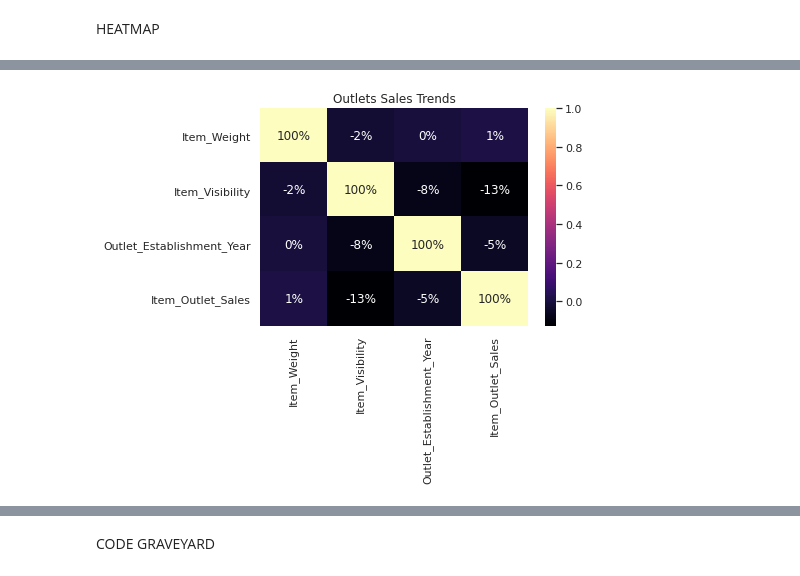
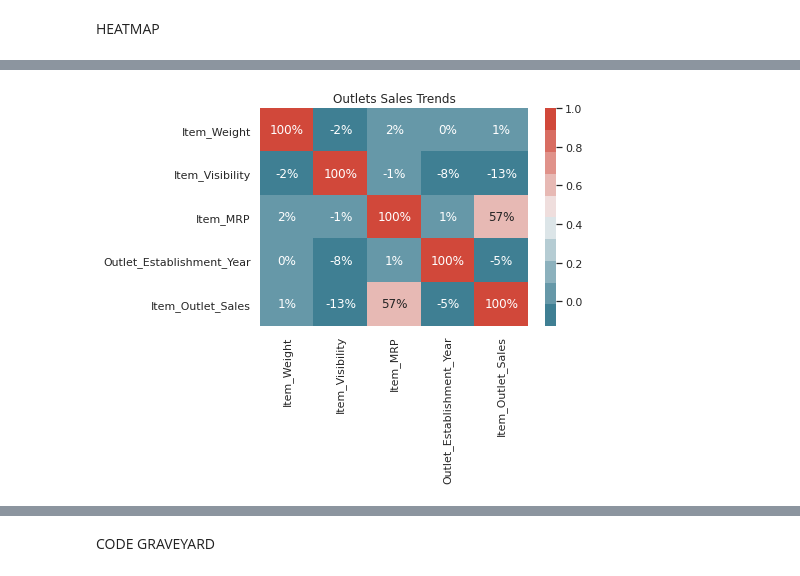
Before and after one commit to GENNYB7/FoodSale_Forecast, a Jupyter notebook: Forecast_FoodSale.ipynb, the cells around one changed output, grey strips where cells are left out. Saved outputs shown, nothing was run; the diff lists cells and outputs as text; code cells hidden in the pictures.

```diff
--- a/Forecast_FoodSale.ipynb
+++ b/Forecast_FoodSale.ipynb
@@ -427,7 +422,3 @@ boxplot.set_ylabel("Sales", fontsize=14);
 [figure]
 # %% [markdown]
 HEATMAP
-# %%
-#reference: https://www.geeksforgeeks.org/how-to-drop-one-or-multiple-columns-in-pandas-dataframe/
-forecast_df.drop(forecast_df.columns[[5, 8, 10]], axis=1, inplace = True)
-forecast_df
@@ -456,6 +434,6 @@ forecast_df.corr()
 # %%
 ax = plt.axes()
-sns.heatmap(data = forecast_df.corr(), annot=True, fmt=".0%", cmap="magma")
+sns.heatmap(data = forecast_df.corr(), annot=True, fmt=".0%", cmap=sns.diverging_palette(220, 15, n=10))
 ax.set_title('Outlets Sales Trends');
 # %% [output]
-[figure, old version]
+[figure, new version]
```
Also changed, not shown: parts of 30 cells of this notebook.
